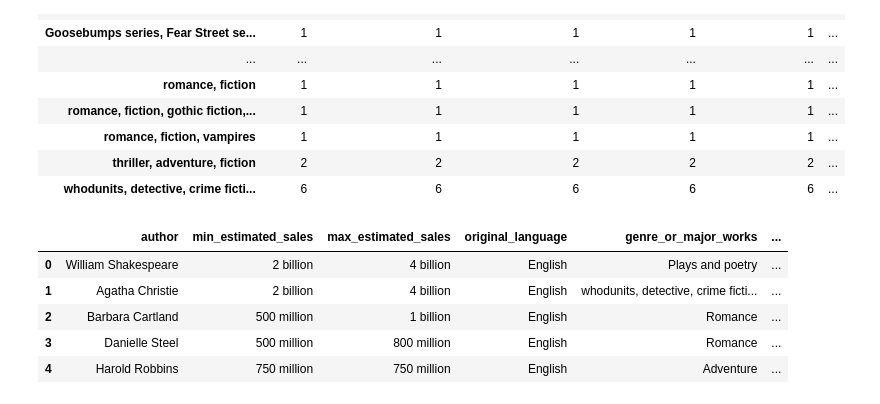
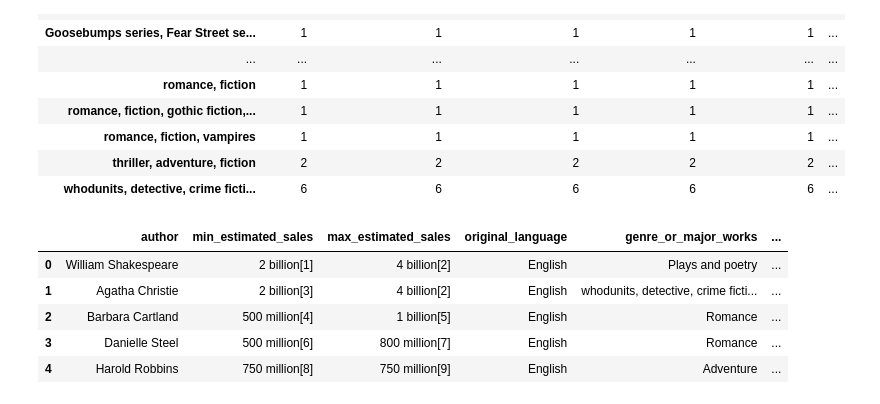
Before and after one commit to BatesJ72/authors, a Jupyter notebook: Authors.ipynb, the cells around one changed output. Drawn from its saved outputs; the diff is of its cells as text; code cells hidden in the pictures.

```diff
--- a/Authors.ipynb
+++ b/Authors.ipynb
@@ -40,8 +40,8 @@ df.head()
 # %%
 # get rid of brackets
 
-df["min_estimated_sales"] = df["min_estimated_sales"].str[:-3]
-df["max_estimated_sales"] = df["max_estimated_sales"].str[:-3]
+# df["min_estimated_sales"] = df["min_estimated_sales"].str[:-3]
+# df["max_estimated_sales"] = df["max_estimated_sales"].str[:-3]
 
 df.head()
 # %% [output]
@@ -144,11 +144,12 @@ df.groupby(df["genre_or_major_works"]).count()
 | thriller, adventure, fiction | 2 | 2 | 2 | 2 | 2 | ... |
 | whodunits, detective, crime ficti... | 6 | 6 | 6 | 6 | 6 | ... |
 # %%
+df["sales"] = df["max_estimated_sales"]
 df.head()
 # %% [output]
 |  | author | min_estimated_sales | max_estimated_sales | original_language | genre_or_major_works | ... |
-| 0 | William Shakespeare | 2 billion | 4 billion | English | Plays and poetry | ... |
-| 1 | Agatha Christie | 2 billion | 4 billion | English | whodunits, detective, crime ficti... | ... |
-| 2 | Barbara Cartland | 500 million | 1 billion | English | Romance | ... |
-| 3 | Danielle Steel | 500 million | 800 million | English | Romance | ... |
-| 4 | Harold Robbins | 750 million | 750 million | English | Adventure | ... |
+| 0 | William Shakespeare | 2 billion[1] | 4 billion[2] | English | Plays and poetry | ... |
+| 1 | Agatha Christie | 2 billion[3] | 4 billion[2] | English | whodunits, detective, crime ficti... | ... |
+| 2 | Barbara Cartland | 500 million[4] | 1 billion[5] | English | Romance | ... |
+| 3 | Danielle Steel | 500 million[6] | 800 million[7] | English | Romance | ... |
+| 4 | Harold Robbins | 750 million[8] | 750 million[9] | English | Adventure | ... |
```
Also changed, not shown: parts of 6 cells of this notebook.
